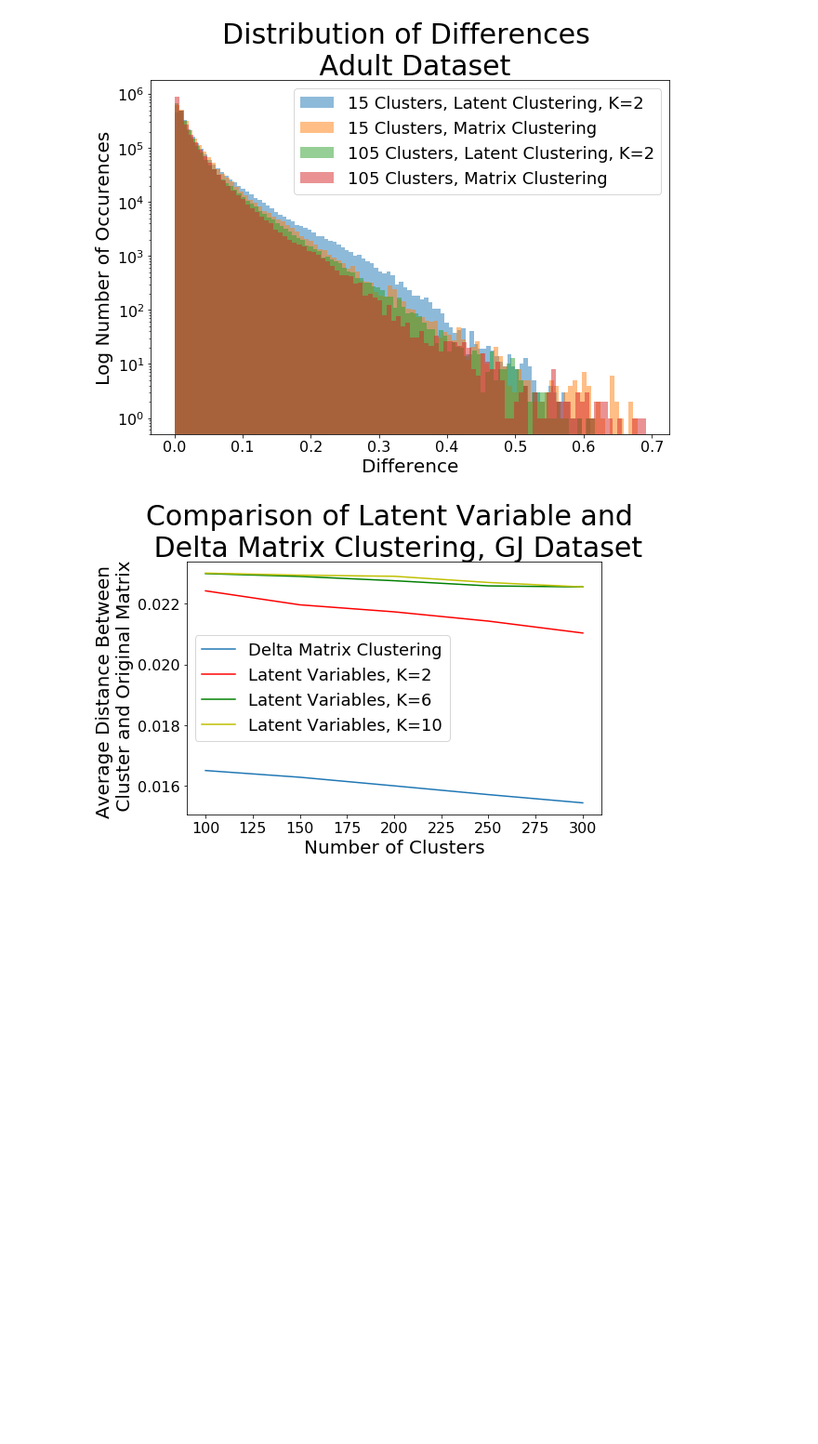
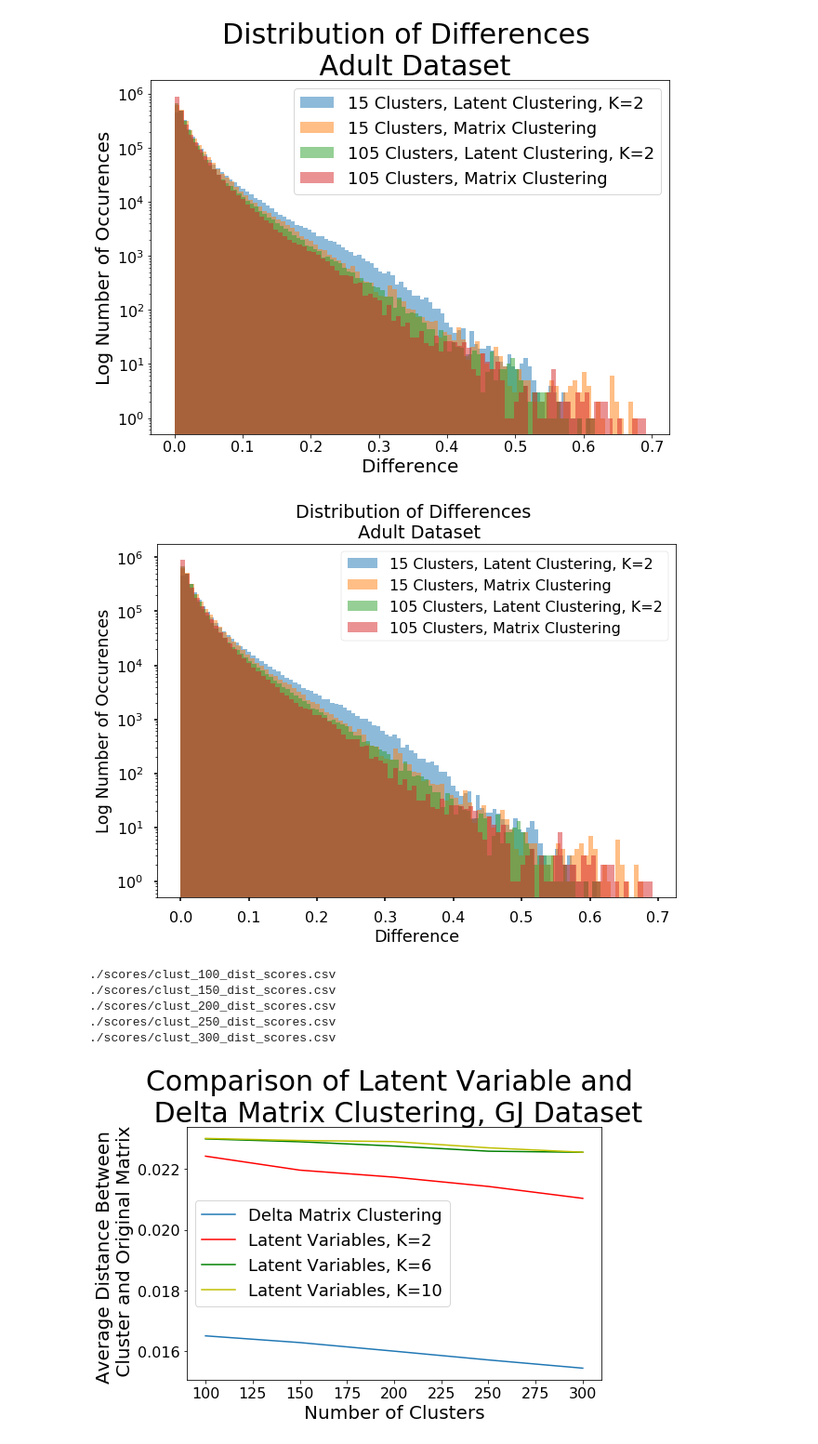
Before and after one commit to ashilgard/cs281-project, a Jupyter notebook: Dataverse Files/Plots.ipynb, the cells around one changed output. Shown: that part at 93% size. Drawn from its saved outputs; the diff is of its cells as text; code cells hidden in the pictures; blank space fills up the shorter version.

```diff
--- a/Dataverse Files/Plots.ipynb
+++ b/Dataverse Files/Plots.ipynb
@@ -72,6 +125,22 @@ plt.tick_params(axis='both', which='minor', labelsize=16)
 plt.show()
 # %% [output]
 [figure]
+# %%
+fig = plt.figure(figsize=(10, 7))
+plt.hist(np.abs(clust_all[0]), alpha=.5, label='15 Clusters, Latent Clustering, K=2', bins=100)
+plt.hist(np.abs(ref_all[0]), alpha=.5 , label='15 Clusters, Matrix Clustering', bins=100)
+plt.hist(np.abs(clust_all[-1]), alpha=.5, label='105 Clusters, Latent Clustering, K=2', bins=100)
+plt.hist(np.abs(ref_all[-1]), alpha=.5 , label='105 Clusters, Matrix Clustering', bins=100)
+plt.title('Distribution of Differences \n Adult Dataset')
+plt.yscale('log', nonposy='clip')
+plt.ylabel('Log Number of Occurences')
+plt.xlabel('Difference')
+plt.legend(loc='best')
+# plt.tick_params(axis='both', which='major', labelsize=16)
+# plt.tick_params(axis='both', which='minor', labelsize=16)
+plt.show()
+# %% [output]
+[figure, added]
 # %%
 clust_scores = []
 clust_all = []
@@ -88,6 +157,15 @@ clust_scores_gj = []
 clust_all_gj = []
 for num_clust in range(100,350,50):
     clust_scores_gj.append(np.loadtxt('./scores/clust_{}_dist_scores.csv'.format(num_clust)))
+# %%
+for num_clust in range(100,350,50):
+    print('./scores/clust_{}_dist_scores.csv'.format(num_clust))
+# %% [output]
+./scores/clust_100_dist_scores.csv
+./scores/clust_150_dist_scores.csv
+./scores/clust_200_dist_scores.csv
+./scores/clust_250_dist_scores.csv
+./scores/clust_300_dist_scores.csv
 # %%
 clust_scores_gj = np.array(clust_scores_gj)
 # %%
```
Also changed, not shown: parts of 7 cells of this notebook.
